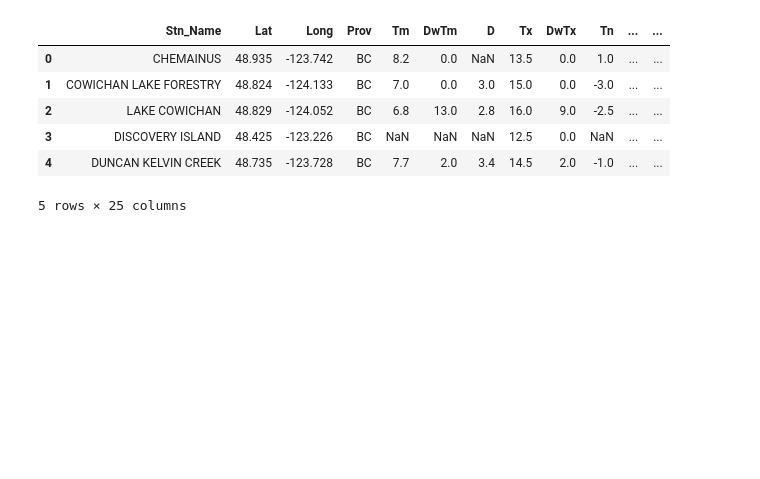
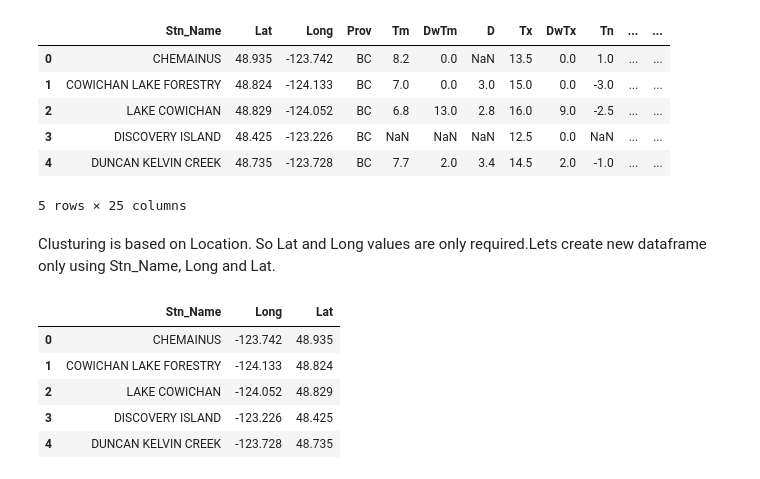
Before and after one commit to Thisun1997/DBSCAN, a Jupyter notebook: DBSCAN.ipynb, the cells around one changed output. Cells and saved outputs as stored; diff of their text form; code cells hidden in the pictures; blank space fills up the shorter version.

```diff
--- a/DBSCAN.ipynb
+++ b/DBSCAN.ipynb
@@ -29,3 +29,5 @@ pdf.head(5)
 | 3 | DISCOVERY ISLAND | 48.425 | -123.226 | BC | NaN | NaN | NaN | 12.5 | 0.0 | NaN | ... | ... |
 | 4 | DUNCAN KELVIN CREEK | 48.735 | -123.728 | BC | 7.7 | 2.0 | 3.4 | 14.5 | 2.0 | -1.0 | ... | ... |
 5 rows × 25 columns
+# %% [markdown]
+Clusturing is based on Location. So Lat and Long values are only required.Lets create new dataframe only using Stn_Name, Long and Lat.
@@ -31,0 +36,9 @@ pdf.head(5)
+# %%
+new_df.head(5)
+# %% [output]
+|  | Stn_Name | Long | Lat |
+| 0 | CHEMAINUS | -123.742 | 48.935 |
+| 1 | COWICHAN LAKE FORESTRY | -124.133 | 48.824 |
+| 2 | LAKE COWICHAN | -124.052 | 48.829 |
+| 3 | DISCOVERY ISLAND | -123.226 | 48.425 |
+| 4 | DUNCAN KELVIN CREEK | -123.728 | 48.735 |
```
Also changed, not shown: parts of 14 cells of this notebook.
